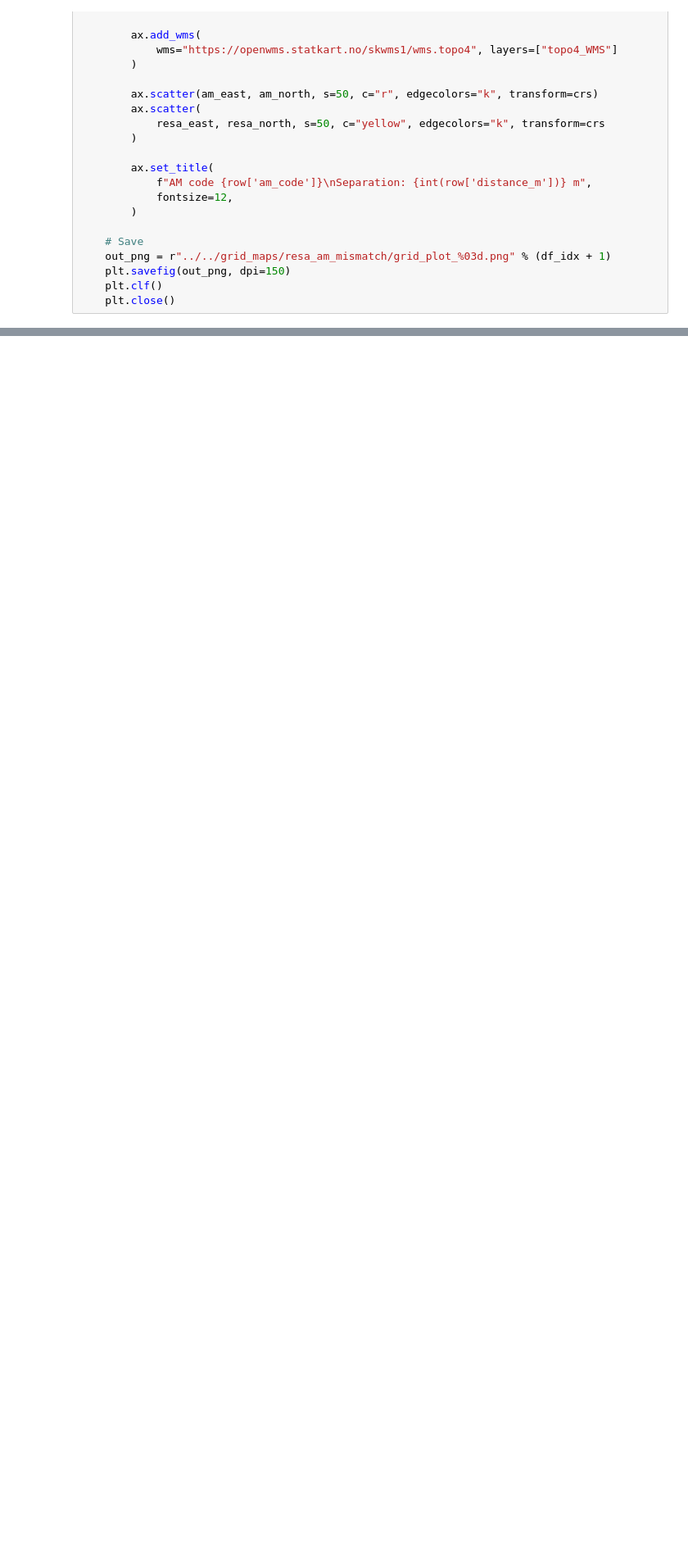
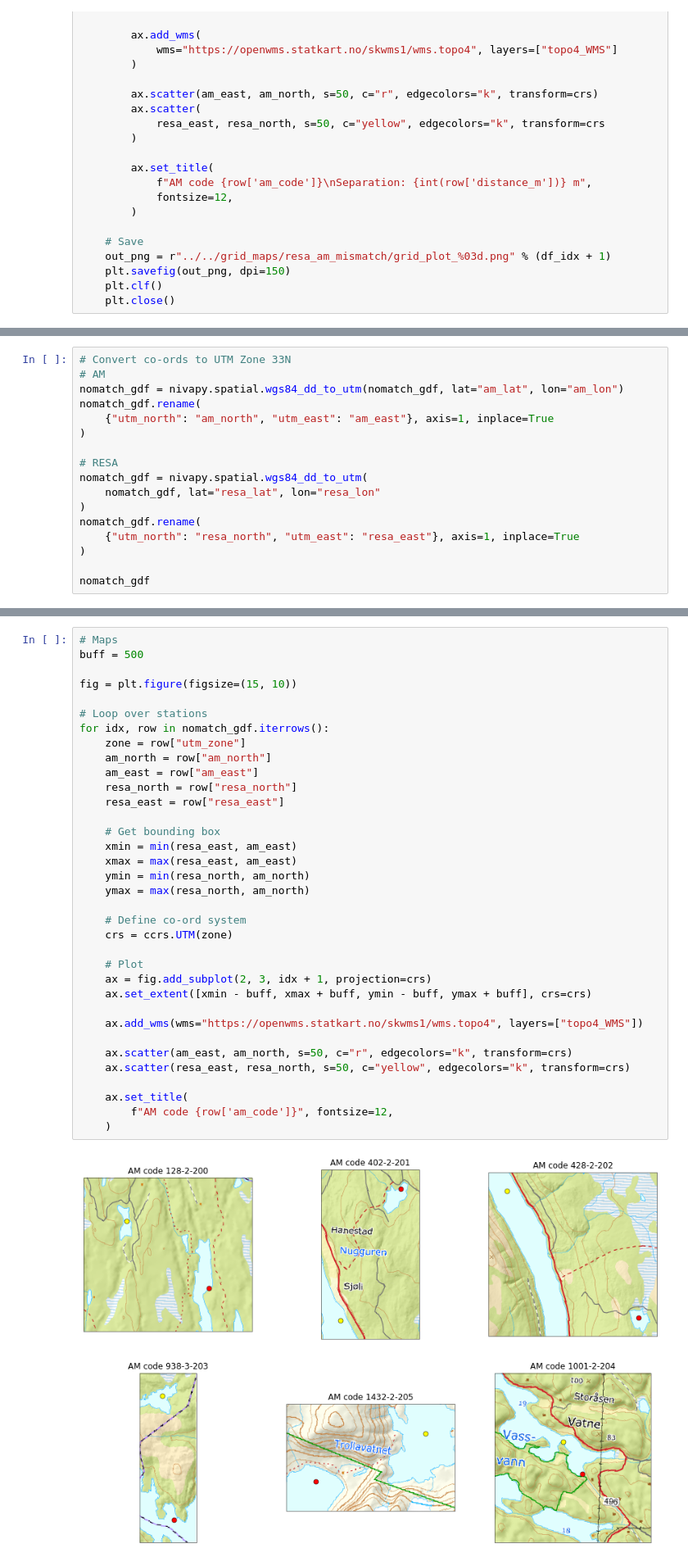
Before and after one commit to JamesSample/1000_lakes_2019, a Jupyter notebook: 01_link_to_resa.ipynb, the cells around one changed output, grey strips where cells are left out. Shown: that part at 82% size. Cells and saved outputs as stored; diff of their text form; blank space fills up the shorter version.

```diff
--- a/01_link_to_resa.ipynb
+++ b/01_link_to_resa.ipynb
@@ -321,0 +447,17 @@ err_df.query('am_code =="402-1-28"')
+# %%
+# Convert co-ords to UTM Zone 33N
+# AM
+nomatch_gdf = nivapy.spatial.wgs84_dd_to_utm(nomatch_gdf, lat="am_lat", lon="am_lon")
+nomatch_gdf.rename(
+    {"utm_north": "am_north", "utm_east": "am_east"}, axis=1, inplace=True
+)
+
+# RESA
+nomatch_gdf = nivapy.spatial.wgs84_dd_to_utm(
+    nomatch_gdf, lat="resa_lat", lon="resa_lon"
+)
+nomatch_gdf.rename(
+    {"utm_north": "resa_north", "utm_east": "resa_east"}, axis=1, inplace=True
+)
+
+nomatch_gdf
@@ -321,0 +472,37 @@ err_df.query('am_code =="402-1-28"')
+# %%
+# Maps
+buff = 500
+
+fig = plt.figure(figsize=(15, 10))
+
+# Loop over stations
+for idx, row in nomatch_gdf.iterrows():
+    zone = row["utm_zone"]
+    am_north = row["am_north"]
+    am_east = row["am_east"]
+    resa_north = row["resa_north"]
+    resa_east = row["resa_east"]
+
+    # Get bounding box
+    xmin = min(resa_east, am_east)
+    xmax = max(resa_east, am_east)
+    ymin = min(resa_north, am_north)
+    ymax = max(resa_north, am_north)
+
+    # Define co-ord system
+    crs = ccrs.UTM(zone)
+
+    # Plot
+    ax = fig.add_subplot(2, 3, idx + 1, projection=crs)
+    ax.set_extent([xmin - buff, xmax + buff, ymin - buff, ymax + buff], crs=crs)
+
+    ax.add_wms(wms="https://openwms.statkart.no/skwms1/wms.topo4", layers=["topo4_WMS"])
+
+    ax.scatter(am_east, am_north, s=50, c="r", edgecolors="k", transform=crs)
+    ax.scatter(resa_east, resa_north, s=50, c="yellow", edgecolors="k", transform=crs)
+
+    ax.set_title(
+        f"AM code {row['am_code']}", fontsize=12,
+    )
+# %% [output]
+[figure, added]
```
Also changed, not shown: parts of 35 cells of this notebook, 3 other files.
